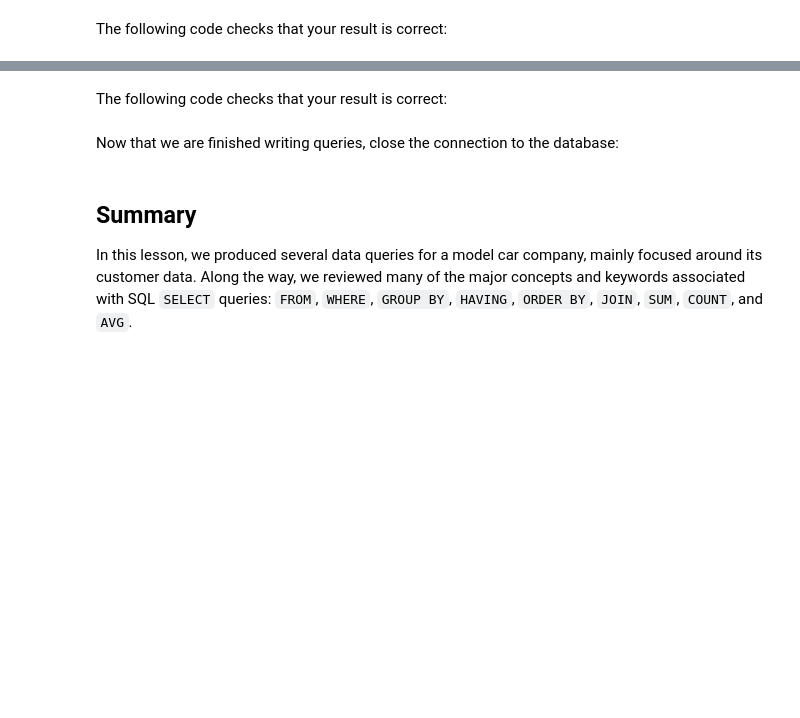
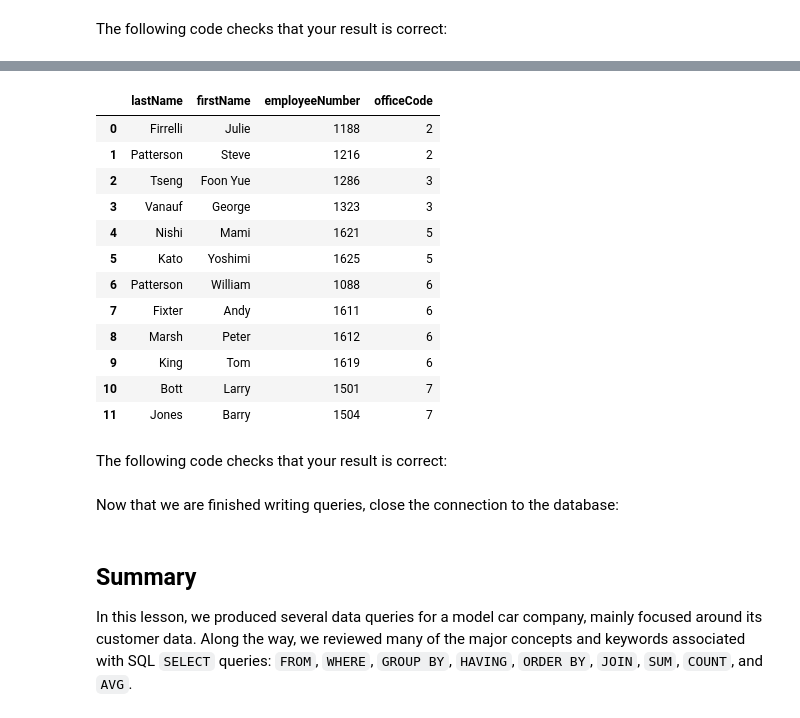
Before and after one commit to nealiyer88/dsc-sql-lab, a Jupyter notebook: index.ipynb, the cells around one changed output, grey strips where cells are left out. Saved outputs shown, nothing was run; the diff lists cells and outputs as text; code cells hidden in the pictures; blank space fills up the shorter version.

```diff
--- a/index.ipynb
+++ b/index.ipynb
@@ -487,3 +479,33 @@ q8_result
+# %%
+# Replace None with approprite SQL code
+q8 = """
+SELECT e.lastName, e.firstName, e.employeeNumber, e.officeCode
+FROM employees e
+WHERE e.officeCode IN (
+    SELECT o.officeCode
+    FROM employees o
+    GROUP BY o.officeCode
+    HAVING COUNT(o.employeeNumber) < 5
+)
+ORDER BY e.officeCode, e.employeeNumber
+;
+"""
+q8_result = pd.read_sql(q8, conn)
+q8_result
+# %% [output]
+|  | lastName | firstName | employeeNumber | officeCode |
+| 0 | Firrelli | Julie | 1188 | 2 |
+| 1 | Patterson | Steve | 1216 | 2 |
+| 2 | Tseng | Foon Yue | 1286 | 3 |
+| 3 | Vanauf | George | 1323 | 3 |
+| 4 | Nishi | Mami | 1621 | 5 |
+| 5 | Kato | Yoshimi | 1625 | 5 |
+| 6 | Patterson | William | 1088 | 6 |
+| 7 | Fixter | Andy | 1611 | 6 |
+| 8 | Marsh | Peter | 1612 | 6 |
+| 9 | King | Tom | 1619 | 6 |
+| 10 | Bott | Larry | 1501 | 7 |
+| 11 | Jones | Barry | 1504 | 7 |
 # %% [markdown]
 The following code checks that your result is correct:
 # %%
```
Also changed, not shown: parts of 1 cell of this notebook.
